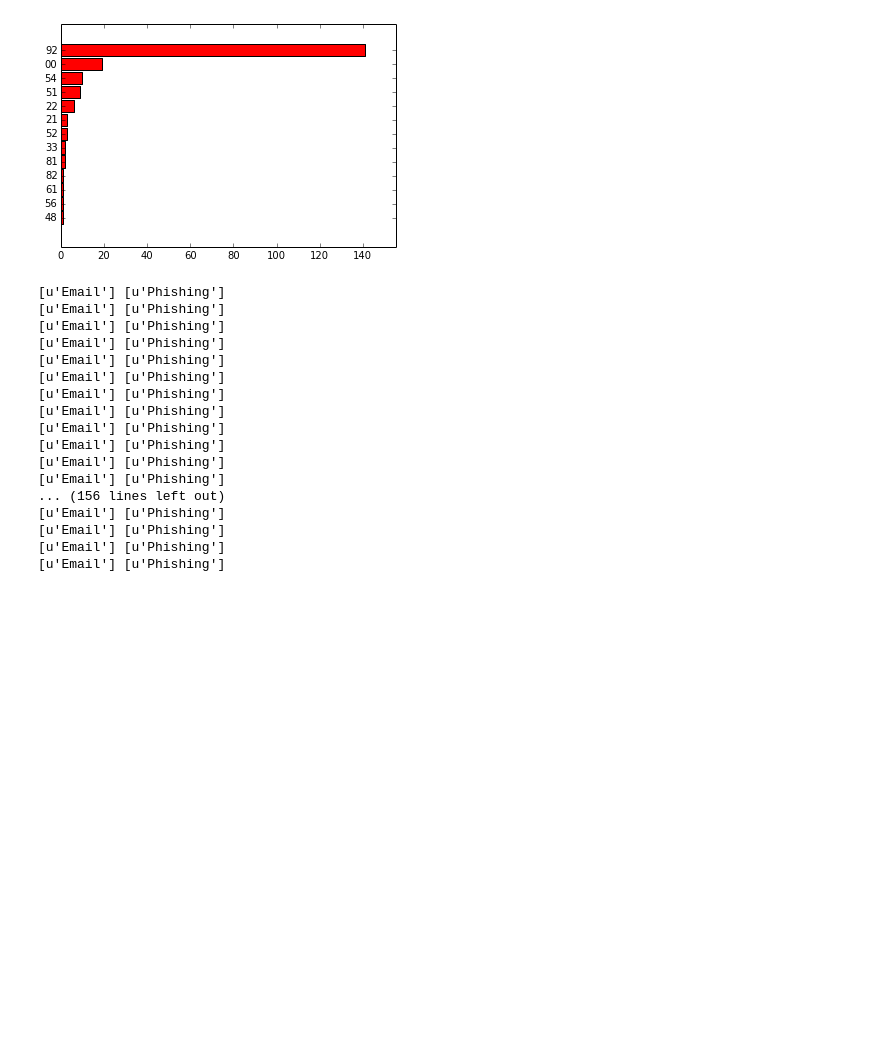
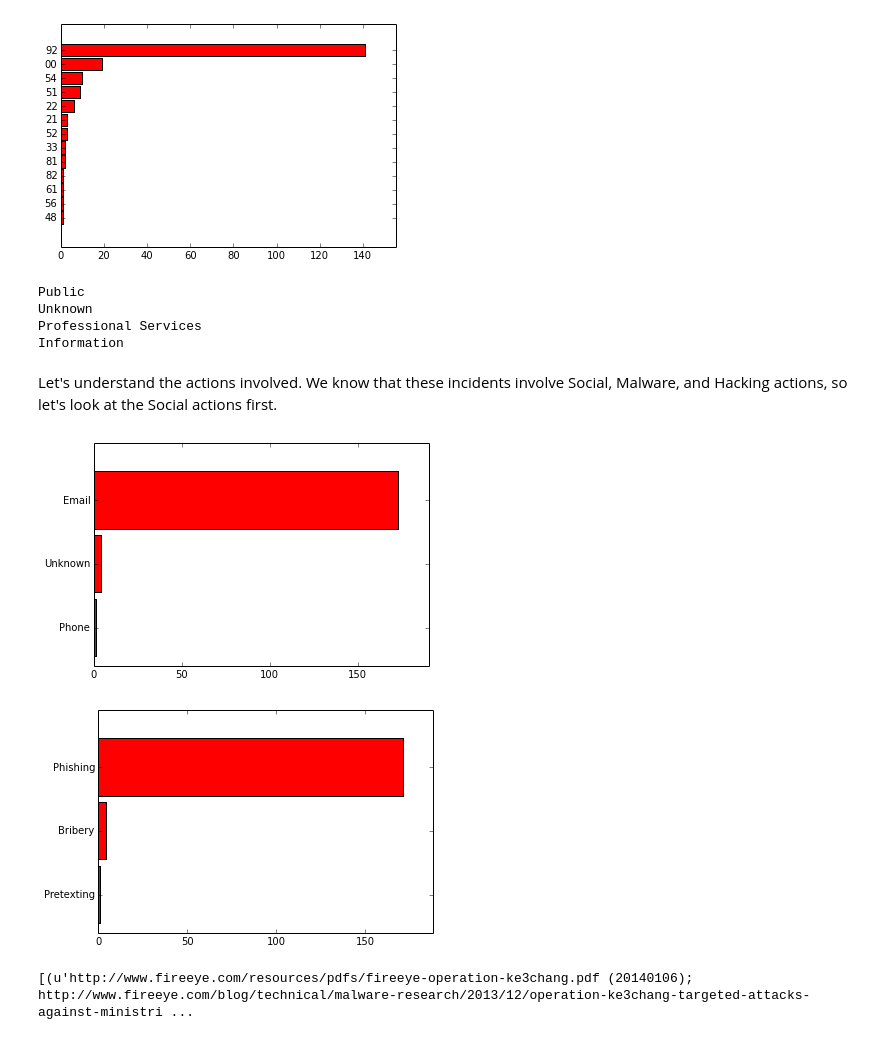
Before and after one commit to krmaxwell/incident-patterns, a Jupyter notebook: Espionage.ipynb, the cells around one changed output. Cells and saved outputs as stored; diff of their text form; code cells hidden in the pictures; blank space fills up the shorter version.

```diff
--- a/Espionage.ipynb
+++ b/Espionage.ipynb
@@ -93,31 +100,38 @@ note the top (last) three are ROK, USA, Russia
 plot(spy_industries)
 # %% [output]
 [figure]
-# %%
-for each in spying:
-    if 'social' in each['action']:
-        if 'Bribery' in each['action']['social']['variety']:
-            del each
-        else:
-            print each['action']['social']['vector'], each['action']['social']['variety']
-# %% [output]
-[u'Email'] [u'Phishing']
-[u'Email'] [u'Phishing']
-[u'Email'] [u'Phishing']
-[u'Email'] [u'Phishing']
-[u'Email'] [u'Phishing']
-[u'Email'] [u'Phishing']
-[u'Email'] [u'Phishing']
-[u'Email'] [u'Phishing']
-[u'Email'] [u'Phishing']
-[u'Email'] [u'Phishing']
-[u'Email'] [u'Phishing']
-[u'Email'] [u'Phishing']
-... (156 lines left out)
-[u'Email'] [u'Phishing']
-[u'Email'] [u'Phishing']
-[u'Email'] [u'Phishing']
-[u'Email'] [u'Phishing']
+# %%
+print industry_remap['92']
+print industry_remap['00']
+print industry_remap['54']
+print industry_remap['51']
+# %% [output]
+Public
+Unknown
+Professional Services
+Information
+# %% [markdown]
+Let's understand the actions involved. We know that these incidents involve Social, Malware, and Hacking actions, so let's look at the Social actions first.
+# %%
+social_vectors = {}
+social_varieties = {}
+for each in spying:
+    if 'social' in each['action']:
+        for vector in each['action']['social']['vector']:
+            if vector in social_vectors:
+                social_vectors[vector] += 1
+            else:
+                social_vectors[vector] = 1
+        for variety in each['action']['social']['variety']:
+            if variety in social_varieties:
+                social_varieties[variety] += 1
+            else:
+                social_varieties[variety] = 1
+plot(social_vectors)
+plot(social_varieties)
+# %% [output]
+[figure, added]
+[figure, added]
 # %%
 refs = {}
 for each in spying:
@@ -125,3 +139,6 @@ for each in spying:
         refs[each['reference']] += 1
     else:
         refs[each['reference']] = 1
+print sorted(refs.iteritems(), key=operator.itemgetter(1))
+# %% [output]
+[(u'http://www.fireeye.com/resources/pdfs/fireeye-operation-ke3chang.pdf (20140106); http://www.fireeye.com/blog/technical/malware-research/2013/12/operation-ke3chang-targeted-attacks-against-ministri ...
```
Also changed, not shown: parts of 14 cells of this notebook.
